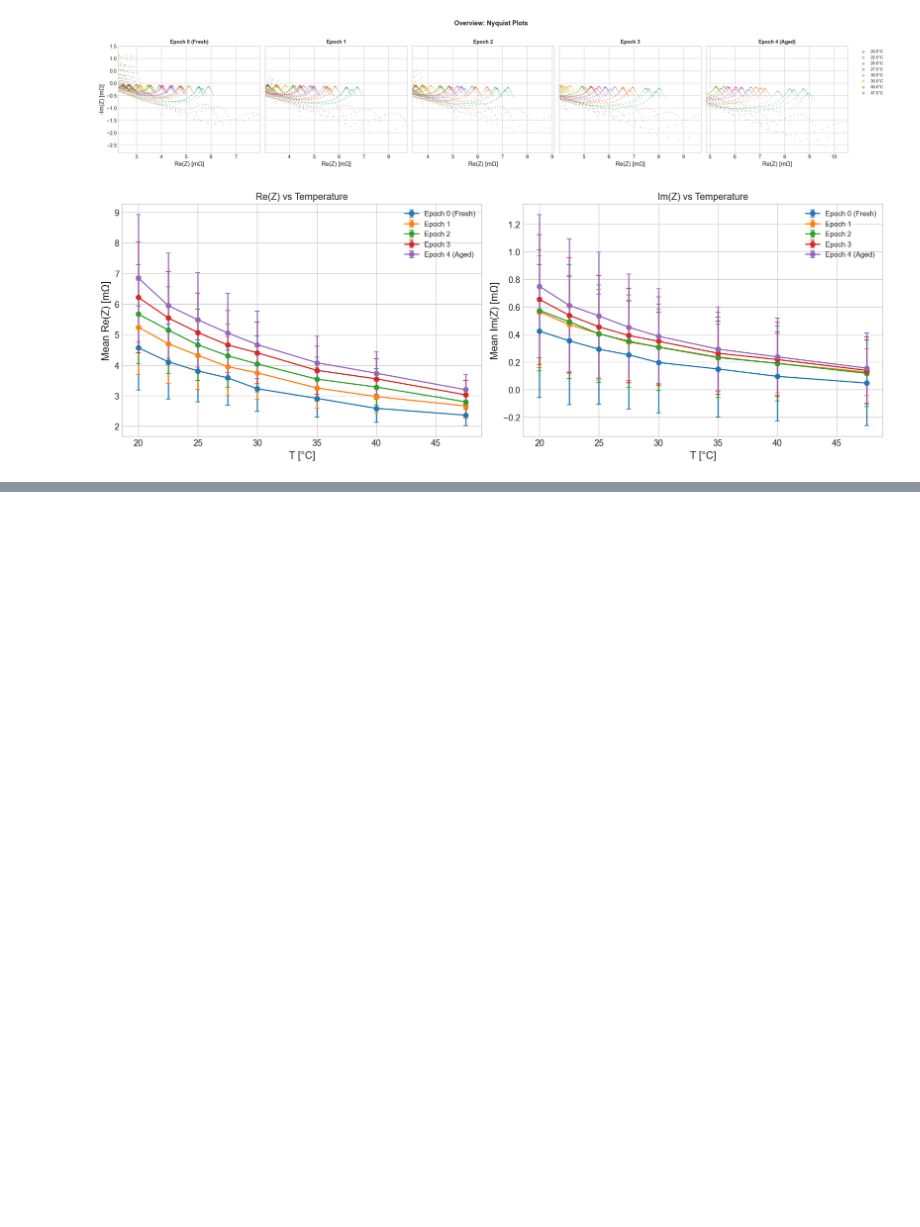
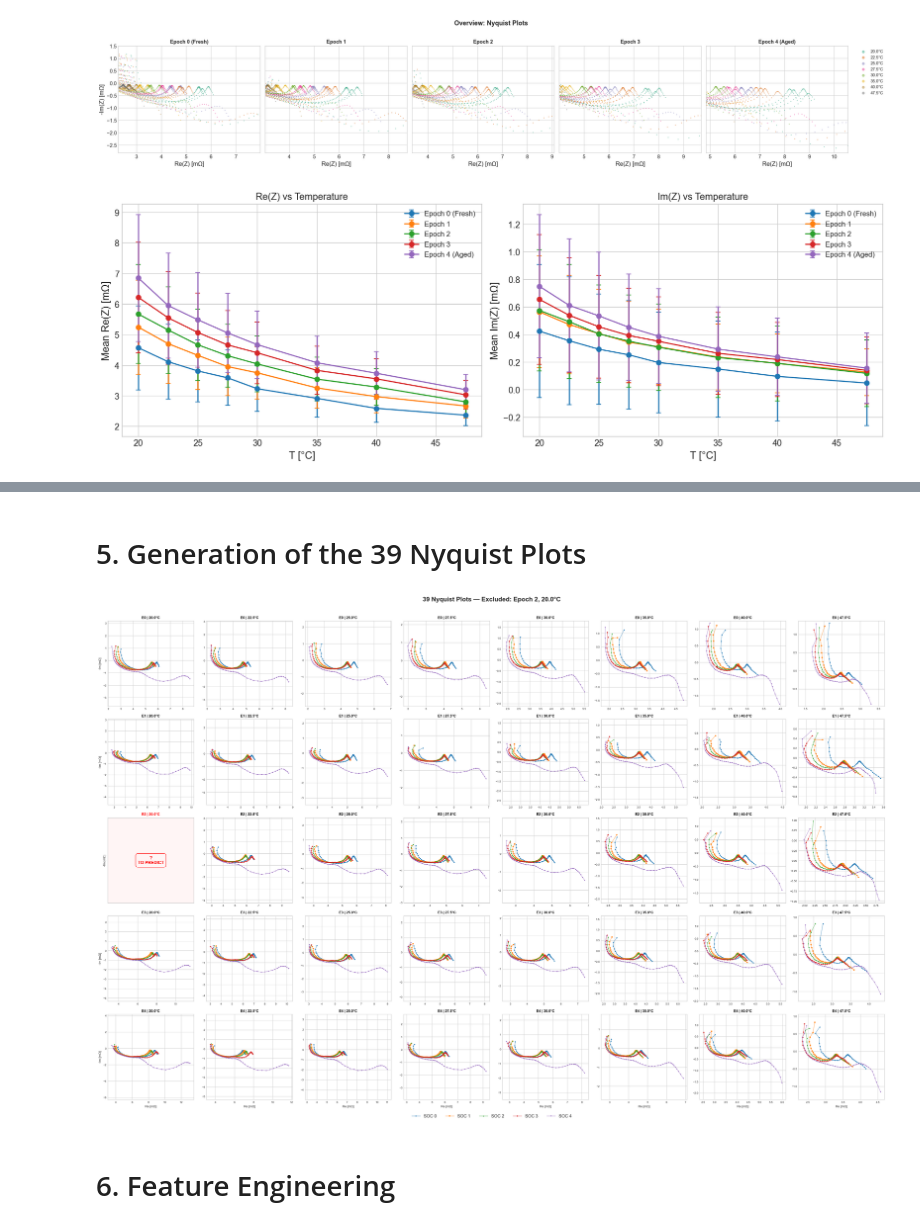
Before and after one commit to marcosoldani/ml_LiBs_project, a Jupyter notebook: notebooks/1_LeaveOneOut.ipynb, the cells around one changed output, grey strips where cells are left out. Drawn from its saved outputs; the diff is of its cells as text; code cells hidden in the pictures; blank space fills up the shorter version.

```diff
--- a/notebooks/1_LeaveOneOut.ipynb
+++ b/notebooks/1_LeaveOneOut.ipynb
@@ -329,0 +382,70 @@ plt.show()
+# %% [markdown]
+# 5. Generation of the 39 Nyquist Plots
+# %%
+fig, axes = plt.subplots(5, 8, figsize=(28, 18))
+
+for i, epoch in enumerate(EPOCHS):
+    for j, temp in enumerate(TEMPS_SORTED):
+        ax = axes[i][j]
+        is_excluded = (epoch == EXCLUDED_EPOCH and temp == EXCLUDED_TEMP)
+
+        if is_excluded:
+            ax.text(
+                0.5, 0.5, '?\nTO PREDICT',
+                transform=ax.transAxes,
+                ha='center', va='center',
+                fontsize=11, fontweight='bold', color='red',
+                bbox=dict(boxstyle='round,pad=0.5', facecolor='#fff5f5', edgecolor='red')
+            )
+            ax.set_facecolor('#fff5f5')
+            ax.set_xticks([]); ax.set_yticks([])
+        else:
+            subset = df[(df['Epoch'] == epoch) & (df['Temperature'] == temp)]
+            for soc in sorted(subset['SOC'].unique()):
+                sd = subset[subset['SOC'] == soc]
+                ax.plot(
+                    sd['Z_real'], -sd['Z_imag'],
+                    marker=SOC_MARKERS[soc],
+                    markersize=2,
+                    linewidth=0.8,
+                    alpha=0.8,
+                    label=f'SOC {soc}' if i == 0 and j == 0 else ''
+                )
+            ax.set_aspect('equal', adjustable='datalim')
+
+        if i == 4: ax.set_xlabel('Re [mΩ]', fontsize=8)
+        if j == 0: ax.set_ylabel('-Im [mΩ]', fontsize=8)
+        title_color = 'red' if is_excluded else 'black'
+        ax.set_title(f'E{epoch} | {temp}°C', fontsize=9, fontweight='bold', color=title_color)
+        ax.tick_params(labelsize=7)
+
+# Create legend
+handles, labels = None, None
+for ax_row in axes:
+    for ax in ax_row:
+        h, l = ax.get_legend_handles_labels()
+        if h:
+            handles, labels = h[:5], [f'SOC {i}' for i in range(5)]
+            break
+    if handles: break
+
+if handles:
+    fig.legend(
+        handles, labels,
+        loc='lower center',
+        ncol=5,
+        fontsize=11,
+        bbox_to_anchor=(0.5, -0.02)
+    )
+
+fig.suptitle(
+    f'39 Nyquist Plots — Excluded: Epoch {EXCLUDED_EPOCH}, {EXCLUDED_TEMP}°C',
+    fontsize=16, fontweight='bold', y=1.01
+)
+
+plt.tight_layout()
+plt.show()
+# %% [output]
+[figure, added]
+# %% [markdown]
+# 6. Feature Engineering
```
Also changed, not shown: parts of 13 cells of this notebook.
